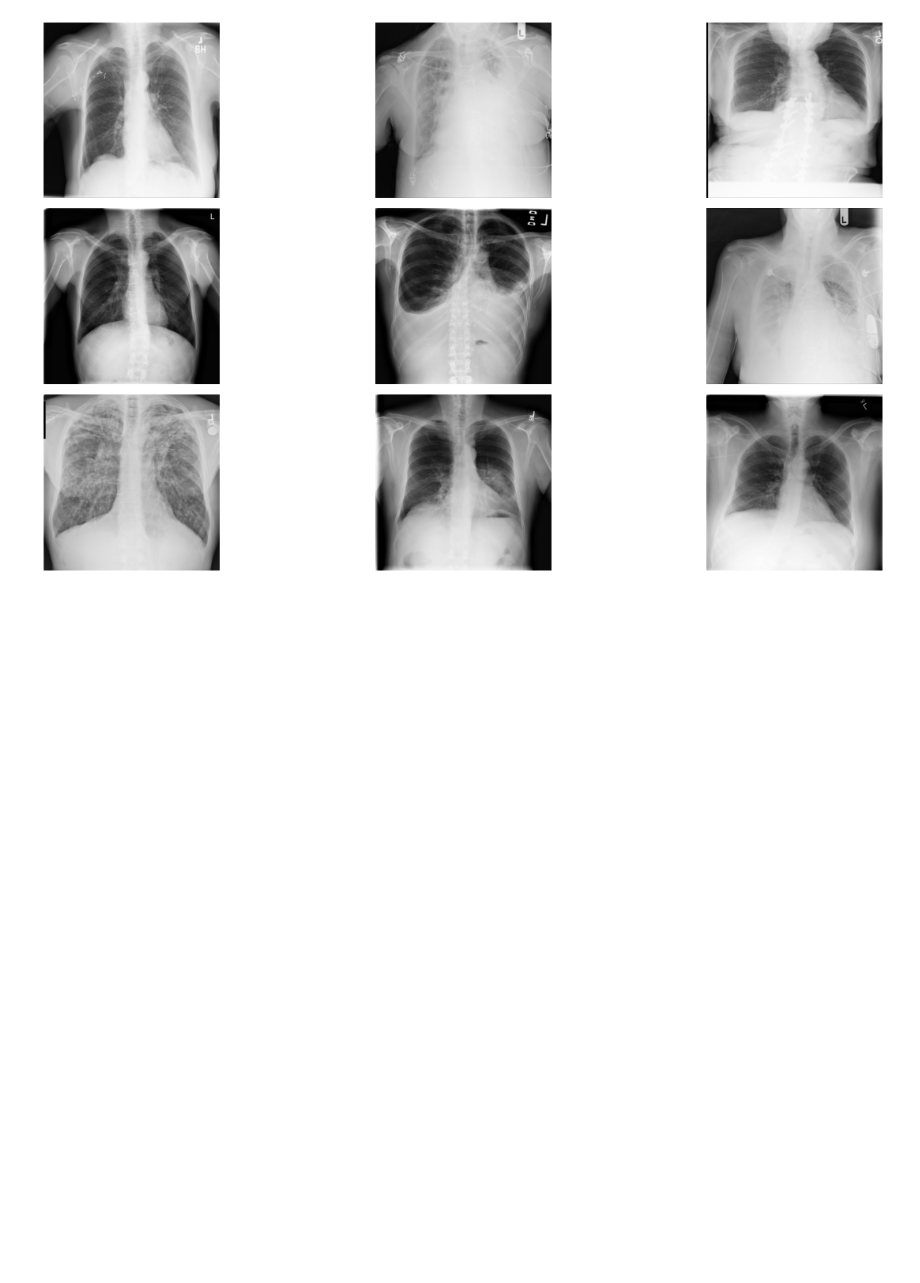
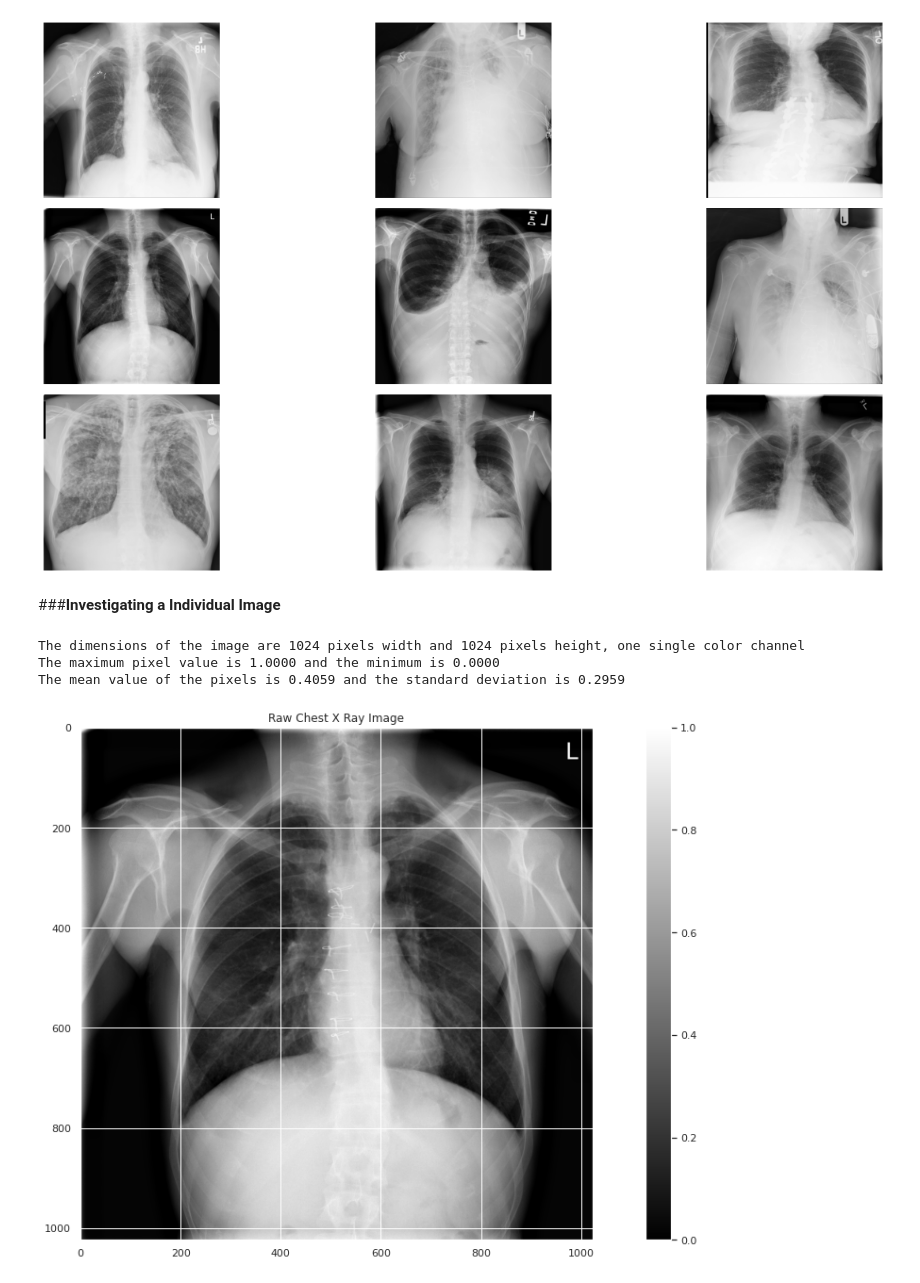
Before and after one commit to Spencer-Long/Project-XRAY, a Jupyter notebook: Notebooks/Project_X_Ray_V_1_0.ipynb, the cells around one changed output. Cells and saved outputs as stored; diff of their text form; code cells hidden in the pictures; blank space fills up the shorter version.

Commit message:
Added data visualization portion.

```diff
--- a/Notebooks/Project_X_Ray_V_1_0.ipynb
+++ b/Notebooks/Project_X_Ray_V_1_0.ipynb
@@ -225,3 +226,26 @@ plt.tight_layout()
 # %% [output]
 Display Images
 [figure]
+# %% [markdown]
+###**Investigating a Individual Image**
+# %%
+# Get the first image that was listed in the train_df dataframe
+sample_img = '00000020_001.png'
+raw_image = plt.imread(os.path.join(img_dir, sample_img))
+
+# Plot Settings
+plt.figure(figsize=(20,10))
+plt.imshow(raw_image, cmap='gray')
+plt.colorbar()
+plt.title('Raw Chest X Ray Image')
+
+print(f"The dimensions of the image are {raw_image.shape[0]} pixels width and {raw_image.shape[1]} pixels height, one single color channel")
+
+print(f"The maximum pixel value is {raw_image.max():.4f} and the minimum is {raw_image.min():.4f}")
+
+print(f"The mean value of the pixels is {raw_image.mean():.4f} and the standard deviation is {raw_image.std():.4f}")
+# %% [output]
+The dimensions of the image are 1024 pixels width and 1024 pixels height, one single color channel
+The maximum pixel value is 1.0000 and the minimum is 0.0000
+The mean value of the pixels is 0.4059 and the standard deviation is 0.2959
+[figure, added]
```
Also changed, not shown: parts of 3 cells of this notebook.
